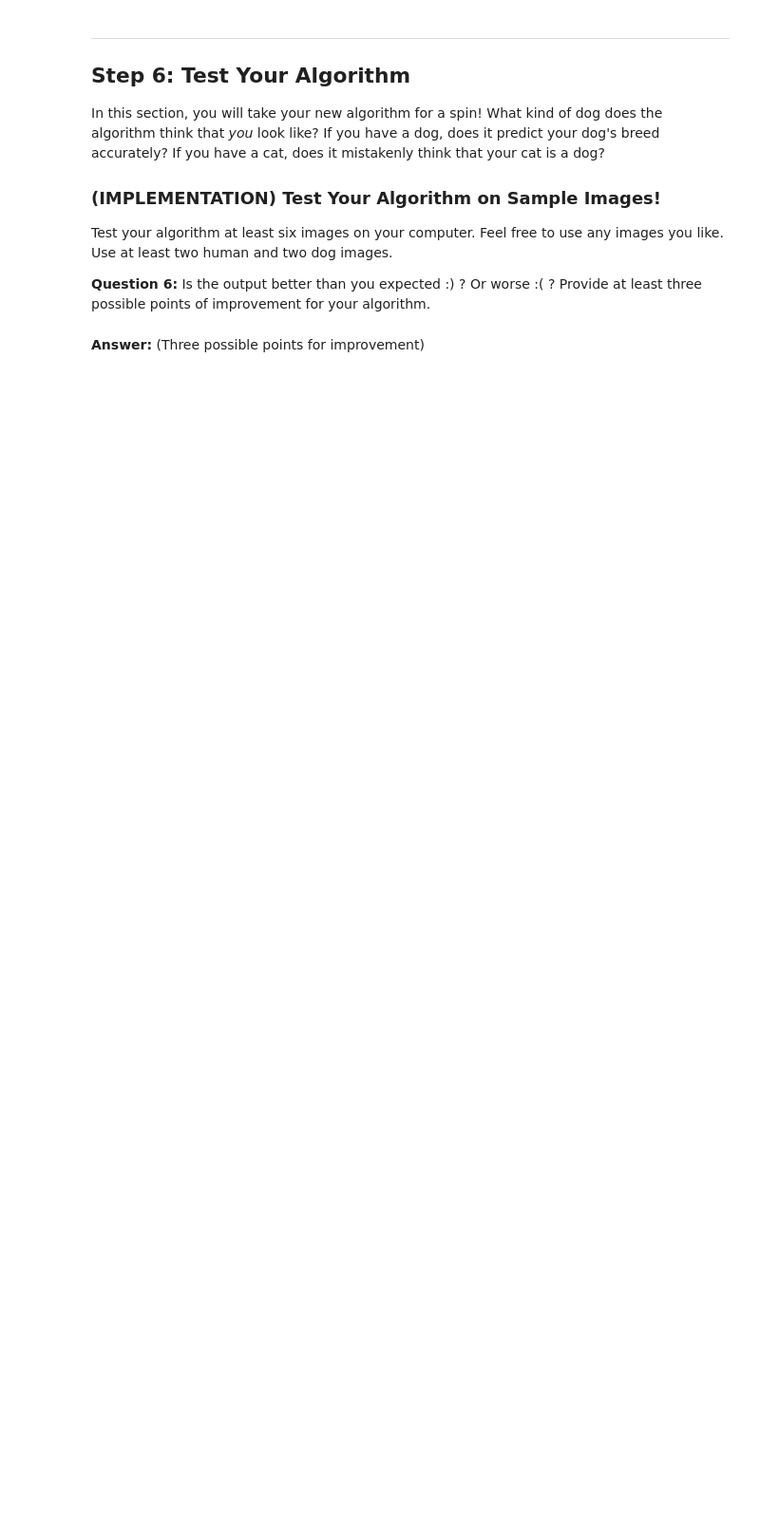
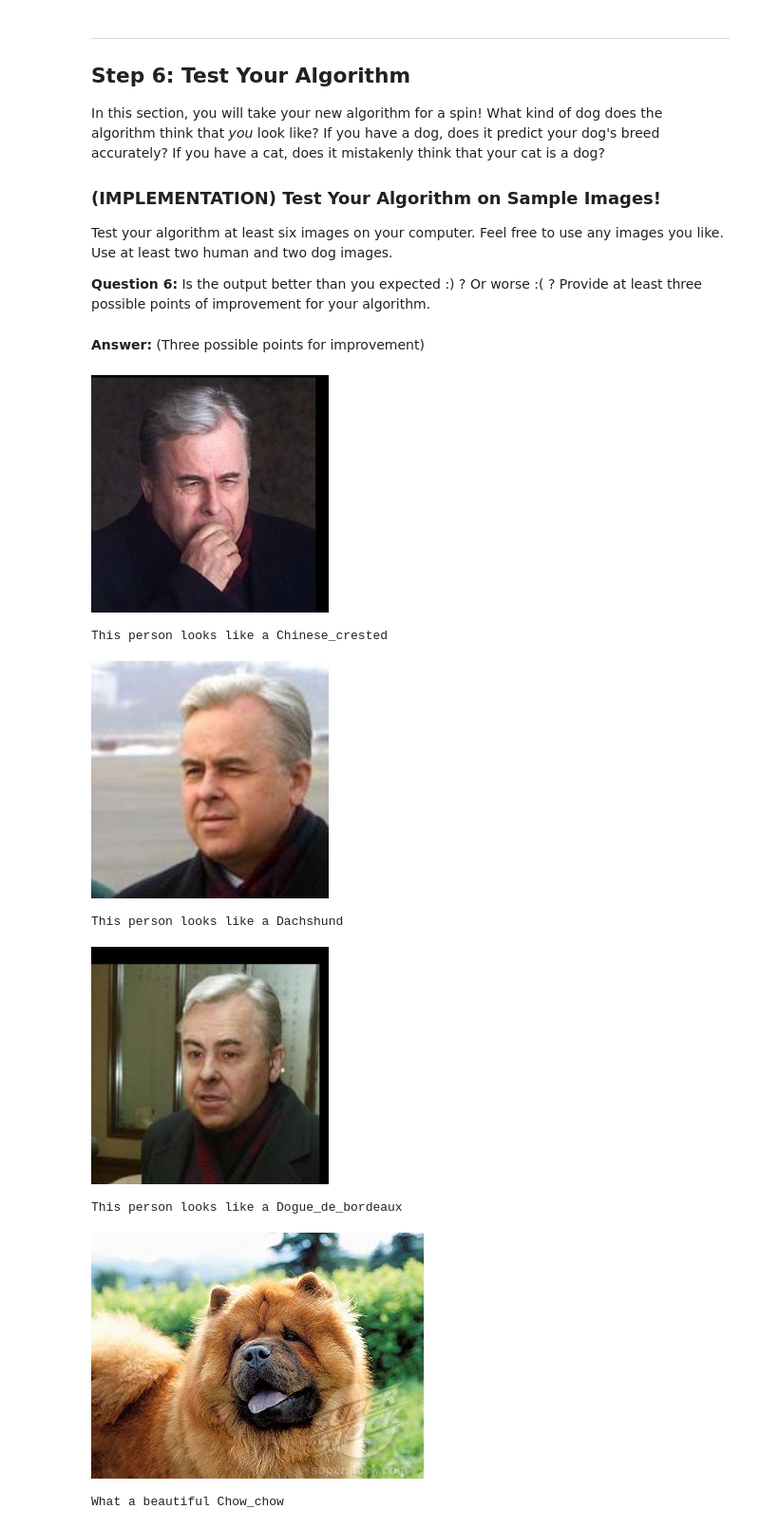
Before and after one commit to samlandfried/dog-classifier, a Jupyter notebook: dog_app.ipynb, the cells around one changed output. Shown at 95% size. Drawn from its saved outputs; the diff is of its cells as text; code cells hidden in the pictures; blank space fills up the shorter version.

Commit message:
Classify dog breeds with transfer learning
Former-commit-id: c224d92eff4577f7281ac9d74b27196b56f6e695
Former-commit-id: 3c59265dbd803d1d462b533e5b0ab607a6010f99

```diff
--- a/dog_app.ipynb
+++ b/dog_app.ipynb
@@ -752,0 +896,4 @@ model_transfer = # train(n_epochs, loaders_transfer, model_transfer, optimizer_t
+# %%
+# train the model
+epochs = 10
+model_transfer = train(epochs, loaders_scratch, model_transfer, optimizer_transfer, criterion_transfer, use_cuda, 'model_transfer.pt')
@@ -752,0 +905,3 @@ model_transfer = # train(n_epochs, loaders_transfer, model_transfer, optimizer_t
+# %%
+# load the model that got the best validation accuracy (uncomment the line below)
+model_transfer.load_state_dict(torch.load('model_transfer.pt'))
@@ -765,11 +927,16 @@ Write a function that takes an image path as input and returns the dog breed (`A
 ### and returns the dog breed that is predicted by the model.
 
 # list of class names by index, i.e. a name can be accessed like class_names[0]
-class_names = [item[4:].replace("_", " ") for item in data_transfer['train'].classes]
+# class_names = [item[4:].replace("_", " ") for item in data_transfer['train'].classes]
 
 def predict_breed_transfer(img_path):
     # load the image and return the predicted breed
-    return None
+    img = load_image(img_path).to('cuda' if use_cuda else 'cpu')
+    class_ps = model_transfer(img)
+
+    breed_i = class_ps.argmax().item()
+
+    return breeds[breed_i]
 # %% [markdown]
 ---
 <a id='step5'></a>
@@ -794,6 +961,16 @@ Some sample output for our algorithm is provided below, but feel free to design
 
 def run_app(img_path):
     ## handle cases for a human face, dog, and neither
+
+    # if a dog is detected in the image, return the predicted breed.
+    if dog_detector(img_path):
+        print('What a beautiful', predict_breed_transfer(img_path))
+    # if a human is detected in the image, return the resembling dog breed.
+    elif face_detector(img_path):
+        print('This person looks like a', predict_breed_transfer(img_path))
+    # if neither is detected in the image, provide output that indicates an error.
+    else:
+        print('Is this a person or dog?')
 # %% [markdown]
 ---
 <a id='step6'></a>
@@ -811,8 +988,24 @@ __Answer:__ (Three possible points for improvement)
 # %%
 ## TODO: Execute your algorithm from Step 6 on
 ## at least 6 images on your computer.
 ## Feel free to use as many code cells as needed.
+import random
+from IPython.display import display, Image as PyImg
 
-## suggested code, below
-for file in np.hstack((human_files[:3], dog_files[:3])):
+random_human_index = random.randint(0, len(human_files) - 4)
+random_dog_index = random.randint(0, len(dog_files) - 4)
+hum_imgs = human_files[random_human_index:random_human_index + 3]
+dog_imgs = dog_files[random_dog_index:random_dog_index + 3]
+
+for file in np.hstack((hum_imgs, dog_imgs)):
+    display(PyImg(filename=file))
     run_app(file)
+# %% [output]
+[figure, added]
+This person looks like a Chinese_crested
+[figure, added]
+This person looks like a Dachshund
+[figure, added]
+This person looks like a Dogue_de_bordeaux
+[figure, added]
+What a beautiful Chow_chow
```
Also changed, not shown: parts of 28 cells of this notebook.
